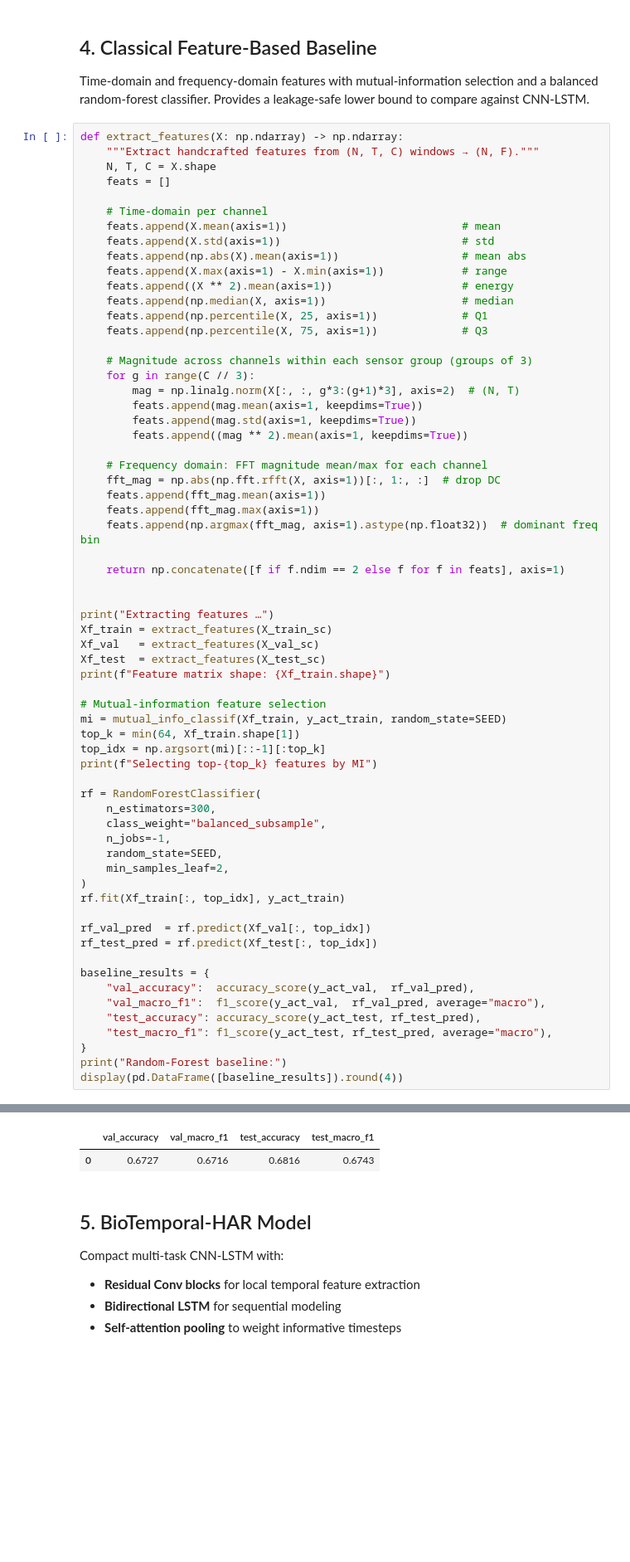
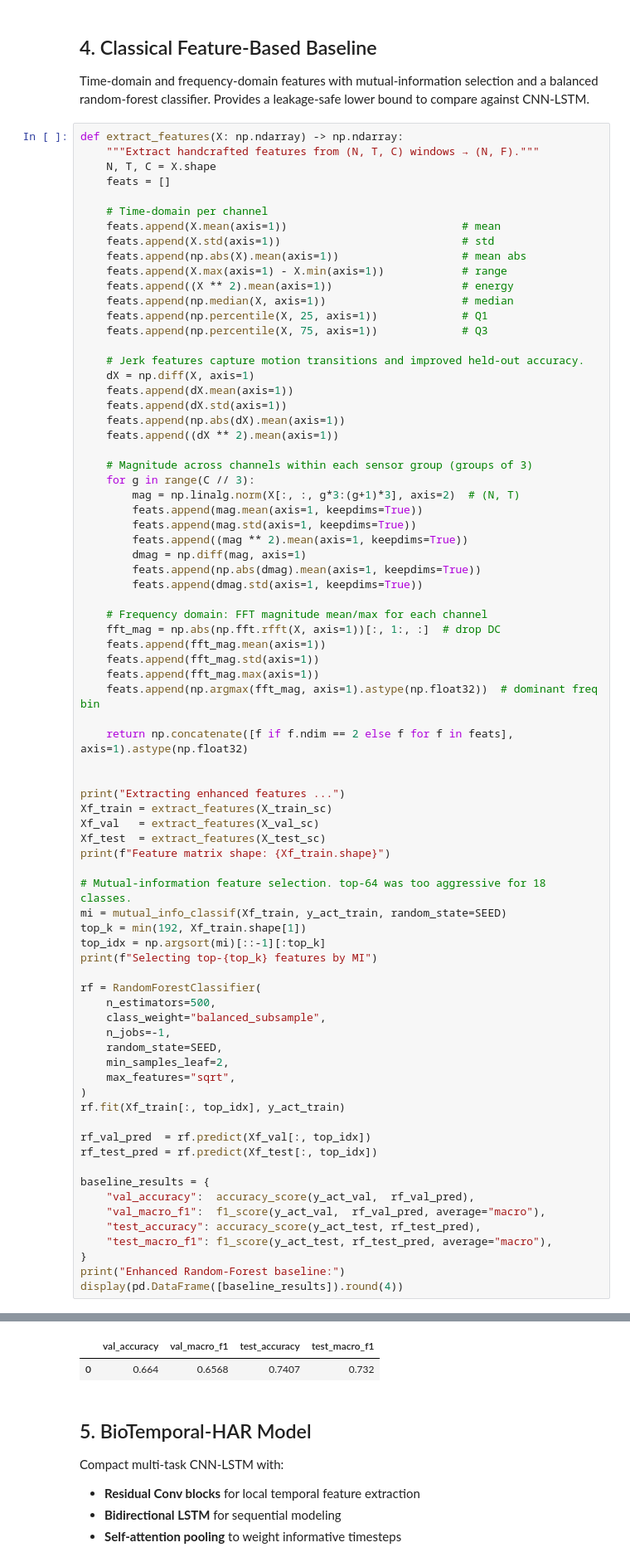
Before and after one commit to Priax/BioTemporal-HAR, a Jupyter notebook: notebooks/BioTemporal_HAR_WISDM_full.ipynb, the cells around one changed output, grey strips where cells are left out. Shown at 83% size. Saved outputs shown, nothing was run; the diff lists cells and outputs as text; blank space fills up the shorter version.

```diff
--- a/notebooks/BioTemporal_HAR_WISDM_full.ipynb
+++ b/notebooks/BioTemporal_HAR_WISDM_full.ipynb
@@ -349,40 +372,52 @@ def extract_features(X: np.ndarray) -> np.ndarray:
     feats.append(np.percentile(X, 25, axis=1))             # Q1
     feats.append(np.percentile(X, 75, axis=1))             # Q3
 
+    # Jerk features capture motion transitions and improved held-out accuracy.
+    dX = np.diff(X, axis=1)
+    feats.append(dX.mean(axis=1))
+    feats.append(dX.std(axis=1))
+    feats.append(np.abs(dX).mean(axis=1))
+    feats.append((dX ** 2).mean(axis=1))
+
     # Magnitude across channels within each sensor group (groups of 3)
     for g in range(C // 3):
         mag = np.linalg.norm(X[:, :, g*3:(g+1)*3], axis=2)  # (N, T)
         feats.append(mag.mean(axis=1, keepdims=True))
         feats.append(mag.std(axis=1, keepdims=True))
         feats.append((mag ** 2).mean(axis=1, keepdims=True))
+        dmag = np.diff(mag, axis=1)
+        feats.append(np.abs(dmag).mean(axis=1, keepdims=True))
+        feats.append(dmag.std(axis=1, keepdims=True))
 
     # Frequency domain: FFT magnitude mean/max for each channel
     fft_mag = np.abs(np.fft.rfft(X, axis=1))[:, 1:, :]  # drop DC
     feats.append(fft_mag.mean(axis=1))
+    feats.append(fft_mag.std(axis=1))
     feats.append(fft_mag.max(axis=1))
     feats.append(np.argmax(fft_mag, axis=1).astype(np.float32))  # dominant freq bin
 
-    return np.concatenate([f if f.ndim == 2 else f for f in feats], axis=1)
+    return np.concatenate([f if f.ndim == 2 else f for f in feats], axis=1).astype(np.float32)
 
 
-print("Extracting features …")
+print("Extracting enhanced features ...")
 Xf_train = extract_features(X_train_sc)
 Xf_val   = extract_features(X_val_sc)
 Xf_test  = extract_features(X_test_sc)
 print(f"Feature matrix shape: {Xf_train.shape}")
 
-# Mutual-information feature selection
+# Mutual-information feature selection. top-64 was too aggressive for 18 classes.
 mi = mutual_info_classif(Xf_train, y_act_train, random_state=SEED)
-top_k = min(64, Xf_train.shape[1])
+top_k = min(192, Xf_train.shape[1])
 top_idx = np.argsort(mi)[::-1][:top_k]
 print(f"Selecting top-{top_k} features by MI")
 
 rf = RandomForestClassifier(
-    n_estimators=300,
+    n_estimators=500,
     class_weight="balanced_subsample",
     n_jobs=-1,
     random_state=SEED,
     min_samples_leaf=2,
+    max_features="sqrt",
 )
 rf.fit(Xf_train[:, top_idx], y_act_train)
 
@@ -395,6 +430,6 @@ baseline_results = {
     "test_accuracy": accuracy_score(y_act_test, rf_test_pred),
     "test_macro_f1": f1_score(y_act_test, rf_test_pred, average="macro"),
 }
-print("Random-Forest baseline:")
+print("Enhanced Random-Forest baseline:")
 display(pd.DataFrame([baseline_results]).round(4))
 # %% [output]
@@ -405,5 +440,5 @@ Random-Forest baseline:
 |  | val_accuracy | val_macro_f1 | test_accuracy | test_macro_f1 |
-| 0 | 0.6727 | 0.6716 | 0.6816 | 0.6743 |
+| 0 | 0.664 | 0.6568 | 0.7407 | 0.732 |
 # %% [markdown]
 ## 5. BioTemporal-HAR Model
 
```
Also changed, not shown: parts of 15 cells of this notebook.
